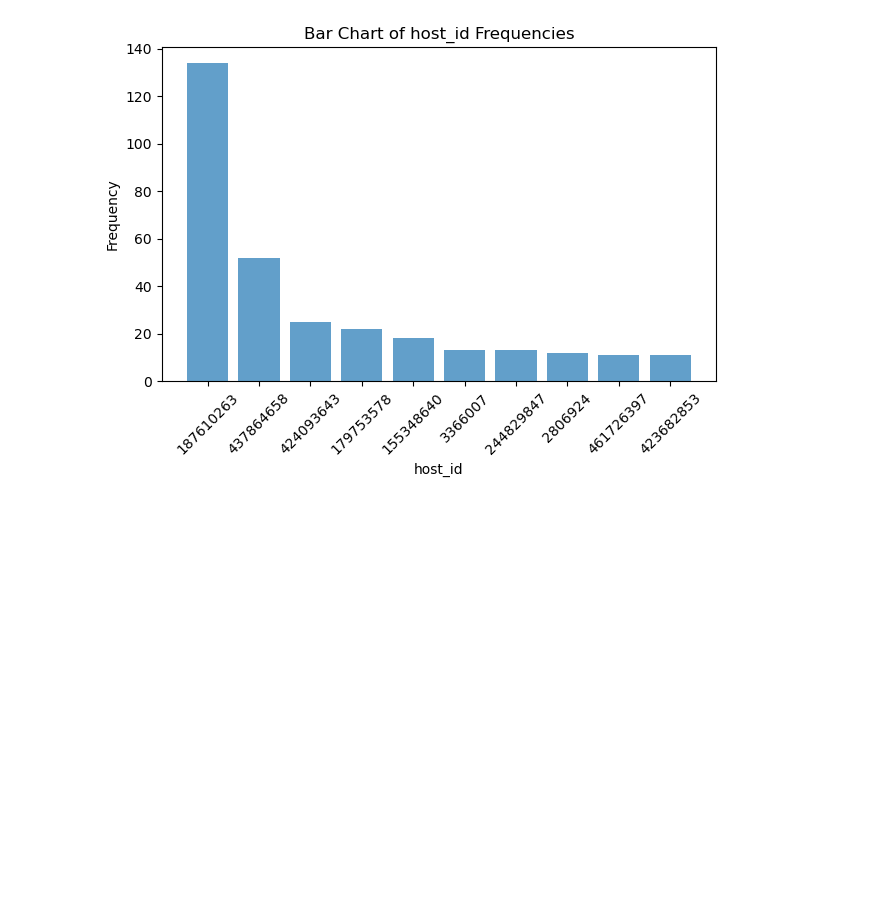
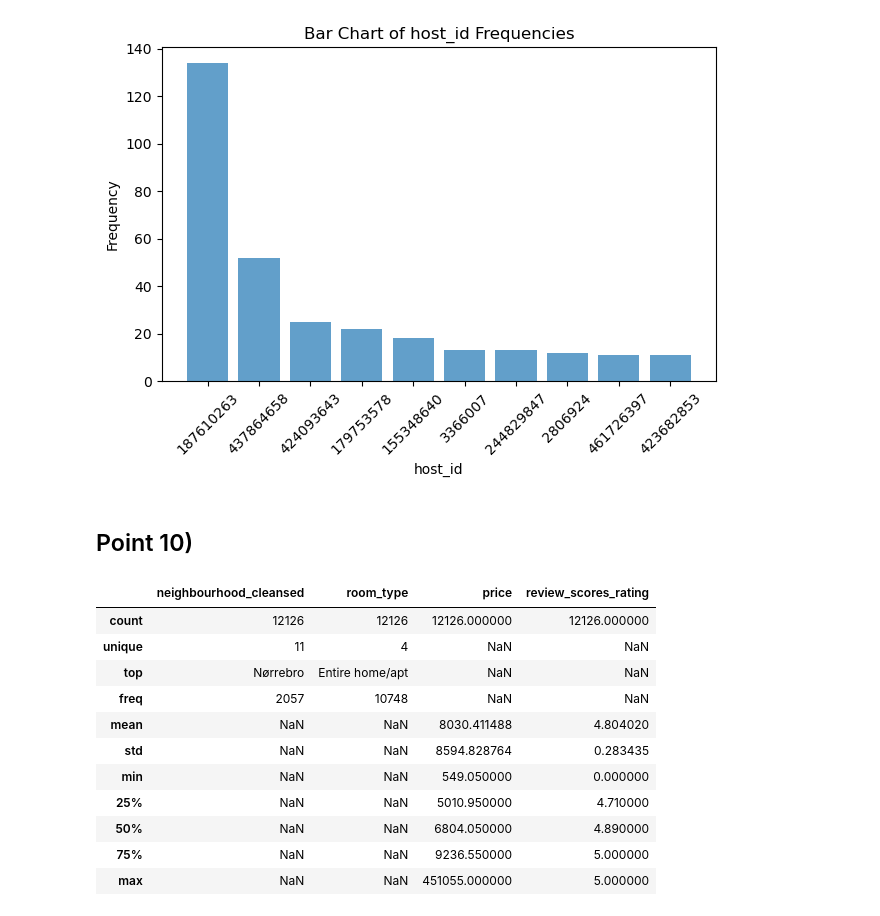
Before and after one commit to maxim-zavidei/viauc-mal1-a23, a Jupyter notebook: assignment1/assignment-solution.ipynb, the cells around one changed output. Cells and saved outputs as stored; diff of their text form; code cells hidden in the pictures; blank space fills up the shorter version.

```diff
--- a/assignment1/assignment-solution.ipynb
+++ b/assignment1/assignment-solution.ipynb
@@ -429,3 +412,21 @@ plt.tight_layout()  # Ensures labels and title fit properly
 plt.show()
 # %% [output]
 [figure]
+# %% [markdown]
+## Point 10)
+# %%
+neighborhood_info = relevant_listings[['neighbourhood_cleansed', 'room_type', 'price', 'review_scores_rating']]
+neighborhood_info.describe(include='all')
+# %% [output]
+|  | neighbourhood_cleansed | room_type | price | review_scores_rating |
+| count | 12126 | 12126 | 12126.000000 | 12126.000000 |
+| unique | 11 | 4 | NaN | NaN |
+| top | Nørrebro | Entire home/apt | NaN | NaN |
+| freq | 2057 | 10748 | NaN | NaN |
+| mean | NaN | NaN | 8030.411488 | 4.804020 |
+| std | NaN | NaN | 8594.828764 | 0.283435 |
+| min | NaN | NaN | 549.050000 | 0.000000 |
+| 25% | NaN | NaN | 5010.950000 | 4.710000 |
+| 50% | NaN | NaN | 6804.050000 | 4.890000 |
+| 75% | NaN | NaN | 9236.550000 | 5.000000 |
+| max | NaN | NaN | 451055.000000 | 5.000000 |
```
Also changed, not shown: parts of 6 cells of this notebook.
